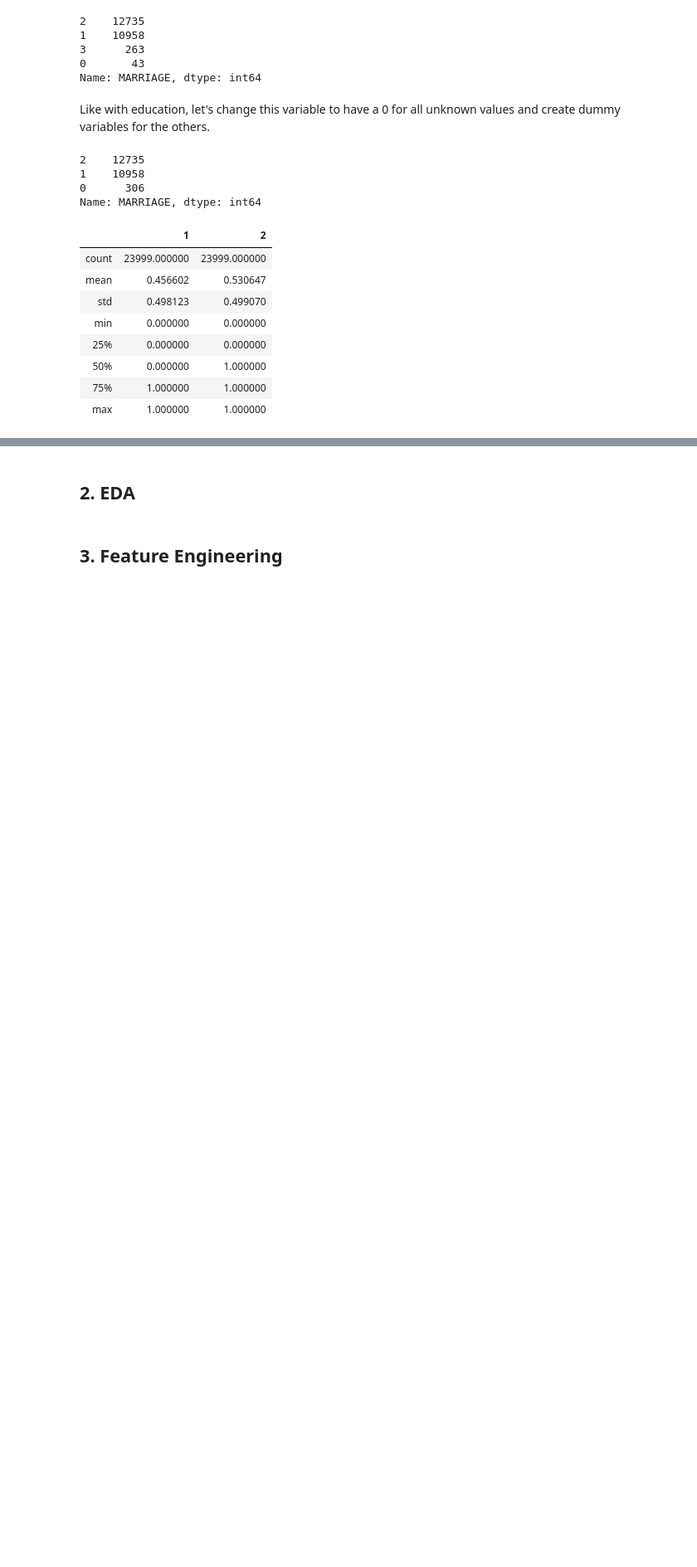
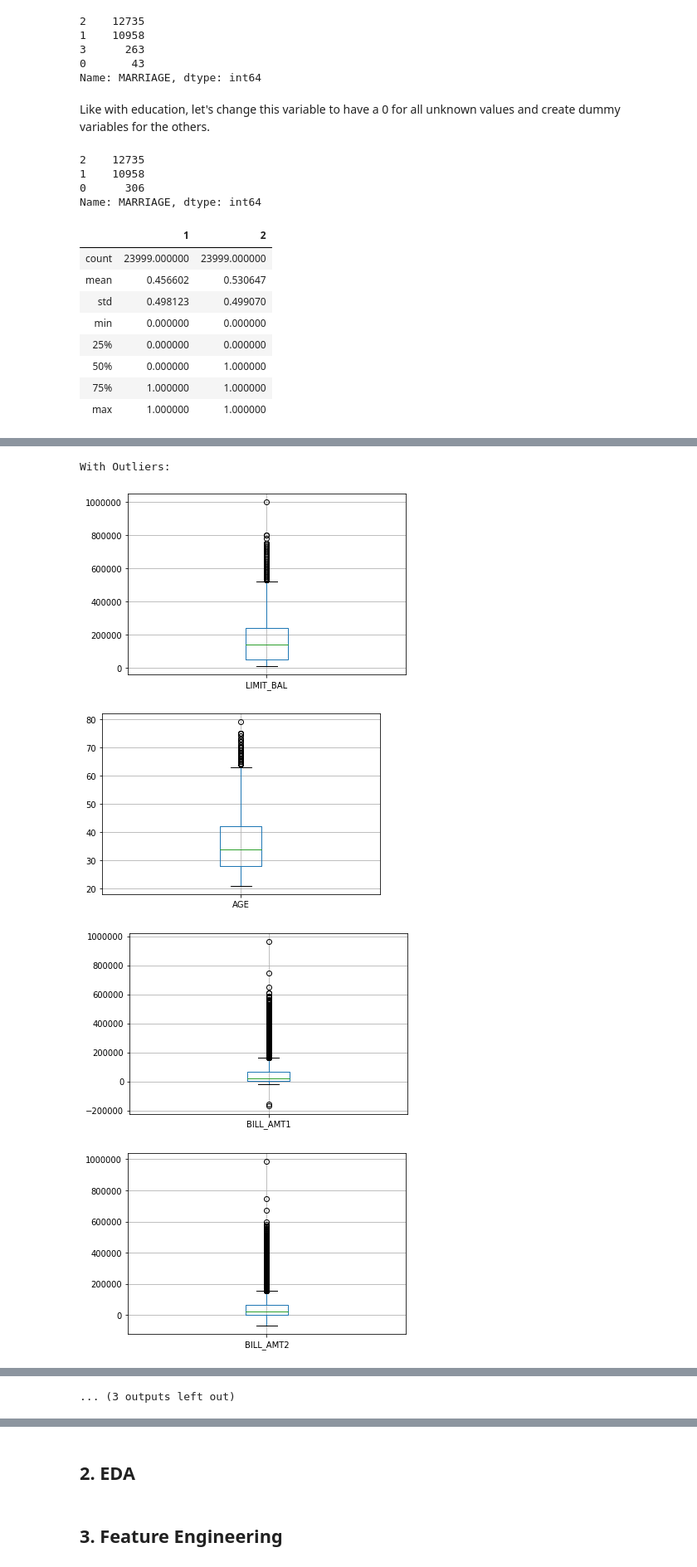
Before and after one commit to CaryMosley/Mod3Bakeoff, a Jupyter notebook: Mod 3 Bake Off.ipynb, the cells around one changed output, grey strips where cells are left out. Shown: that part at 83% size. Saved outputs shown, nothing was run; the diff lists cells and outputs as text; code cells hidden in the pictures; blank space fills up the shorter version.

```diff
--- a/Mod 3 Bake Off.ipynb
+++ b/Mod 3 Bake Off.ipynb
@@ -187,3 +188,0 @@ df = pd.concat([df, edu_dummies], axis=1)
-# %%
-df.rename(columns={1: 'grad_school', 2: 'university', 3: 'highschool'},inplace=True)
-df.head()
@@ -229,9 +220,3 @@ marriage_dummies.describe()
 | 50% | 0.000000 | 1.000000 |
 | 75% | 1.000000 | 1.000000 |
 | max | 1.000000 | 1.000000 |
-# %%
-df = df.drop(['MARRIAGE'], axis=1)
-df = pd.concat([df, marriage_dummies], axis=1)
-# %%
-df.rename(columns={1: 'married', 2: 'single'},inplace=True)
-df.head()
@@ -265,0 +242,5 @@ Name: PAY_0, dtype: int64
+# %%
+continuous = ['LIMIT_BAL', 'AGE', 'BILL_AMT1', 'BILL_AMT2', 'BILL_AMT3', 'BILL_AMT4', 'BILL_AMT5', 'BILL_AMT6', 'PAY_AMT1', 'PAY_AMT2', 'PAY_AMT3', 'PAY_AMT4', 'PAY_AMT5', 'PAY_AMT6']
+for column in continuous:
+    print(df[column].describe())
+    print('\n')
@@ -265,0 +265,11 @@ Name: PAY_0, dtype: int64
+# %%
+print("With Outliers:")
+for column in continuous:
+    df.boxplot(column=column)
+    plt.show()
+# %% [output]
+With Outliers:
+[figure, added]
+[figure, added]
+[figure, added]
+[figure, added]
@@ -265,0 +283 @@ Name: PAY_0, dtype: int64
+... (3 outputs left out)
```
Also changed, not shown: parts of 23 cells of this notebook.
